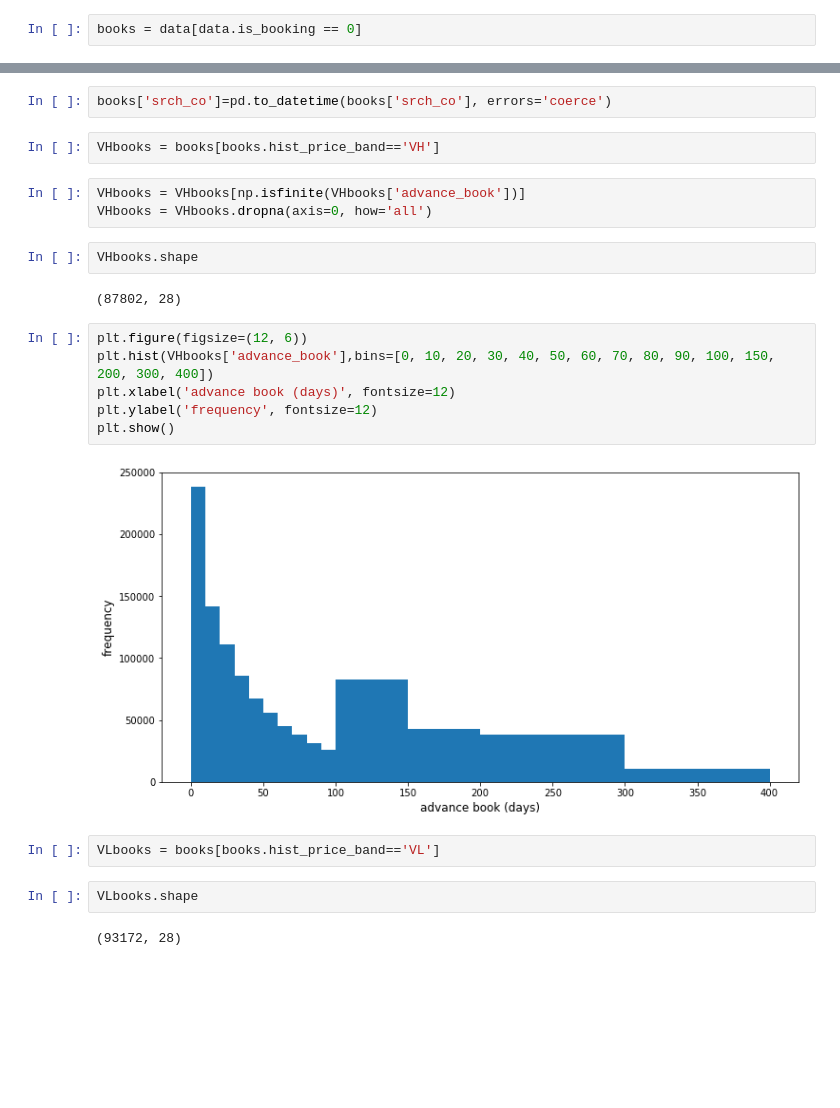
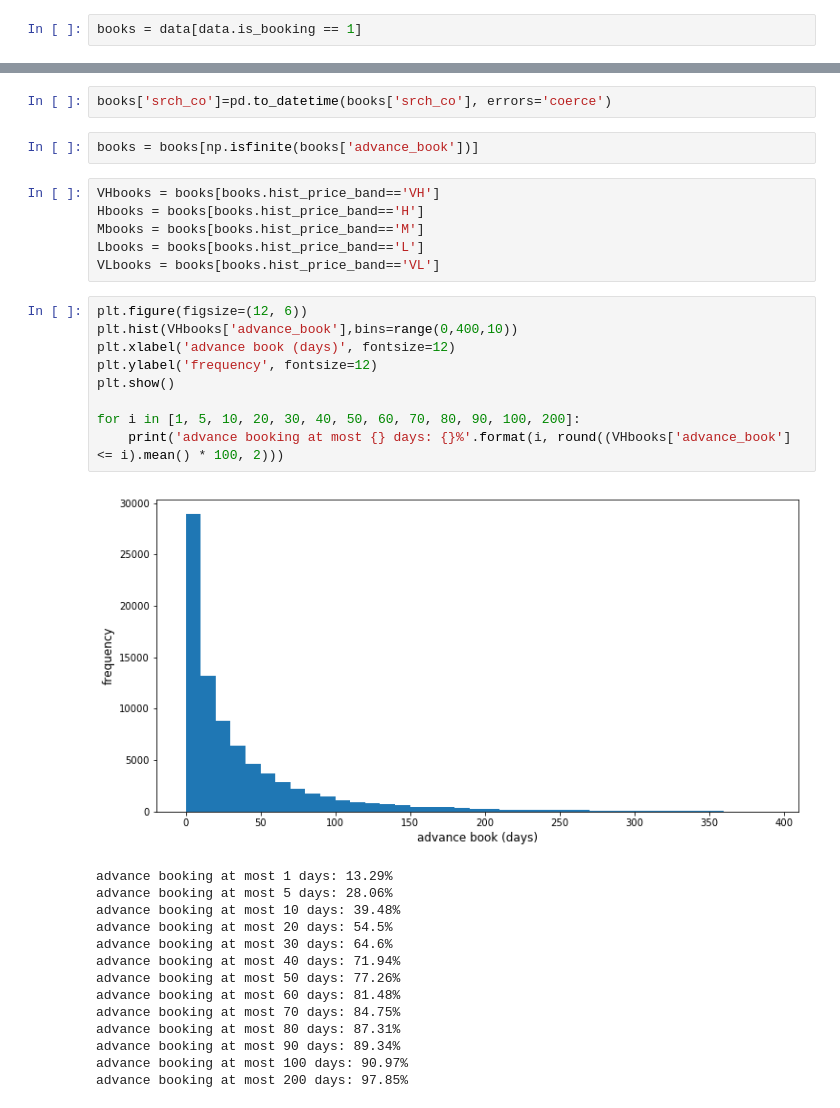
Before and after one commit to jyc969/LYTC, a Jupyter notebook: datafest.ipynb, the cells around one changed output, grey strips where cells are left out. Drawn from its saved outputs; the diff is of its cells as text; blank space fills up the shorter version.

Commit message:
reusable histogram code

```diff
--- a/datafest.ipynb
+++ b/datafest.ipynb
@@ -330,7 +330,7 @@ data.head(40)
 | 38 | 2015-08-30 00:41:00 | EXPEDIA.COM | JAPAN | 12 | MATSUDO | ... |
 | 39 | 2015-10-13 02:27:00 | EXPEDIA.COM | UNITED STATES OF AMERICA | CA | LOS ANGELES | ... |
 # %%
-books = data[data.is_booking == 0]
+books = data[data.is_booking == 1]
 # %%
 books.head()
 # %% [output]
@@ -353,26 +353,35 @@ books['advance_book']=books['srch_ci']-books['date_time']
 books['advance_book']=pd.to_numeric(books['advance_book'] / np.timedelta64(1, 'D'))
 # %%
 books['srch_co']=pd.to_datetime(books['srch_co'], errors='coerce')
-# %%
-VHbooks = books[books.hist_price_band=='VH']
-# %%
-VHbooks = VHbooks[np.isfinite(VHbooks['advance_book'])]
-VHbooks = VHbooks.dropna(axis=0, how='all')
-# %%
-VHbooks.shape
-# %% [output]
-(87802, 28)
+# %%
+books = books[np.isfinite(books['advance_book'])]
+# %%
+VHbooks = books[books.hist_price_band=='VH']
+Hbooks = books[books.hist_price_band=='H']
+Mbooks = books[books.hist_price_band=='M']
+Lbooks = books[books.hist_price_band=='L']
+VLbooks = books[books.hist_price_band=='VL']
 # %%
 plt.figure(figsize=(12, 6))
-plt.hist(VHbooks['advance_book'],bins=[0, 10, 20, 30, 40, 50, 60, 70, 80, 90, 100, 150, 200, 300, 400])
+plt.hist(VHbooks['advance_book'],bins=range(0,400,10))
 plt.xlabel('advance book (days)', fontsize=12)
 plt.ylabel('frequency', fontsize=12)
 plt.show()
+
+for i in [1, 5, 10, 20, 30, 40, 50, 60, 70, 80, 90, 100, 200]:
+    print('advance booking at most {} days: {}%'.format(i, round((VHbooks['advance_book'] <= i).mean() * 100, 2)))
 # %% [output]
-[figure, old version]
+[figure, new version]
+advance booking at most 1 days: 13.29%
+advance booking at most 5 days: 28.06%
+advance booking at most 10 days: 39.48%
+advance booking at most 20 days: 54.5%
+advance booking at most 30 days: 64.6%
+advance booking at most 40 days: 71.94%
+advance booking at most 50 days: 77.26%
+advance booking at most 60 days: 81.48%
+advance booking at most 70 days: 84.75%
+advance booking at most 80 days: 87.31%
+advance booking at most 90 days: 89.34%
+advance booking at most 100 days: 90.97%
+advance booking at most 200 days: 97.85%
-# %%
-VLbooks = books[books.hist_price_band=='VL']
-# %%
-VLbooks.shape
-# %% [output]
-(93172, 28)
```
Also changed, not shown: parts of 11 cells of this notebook.
